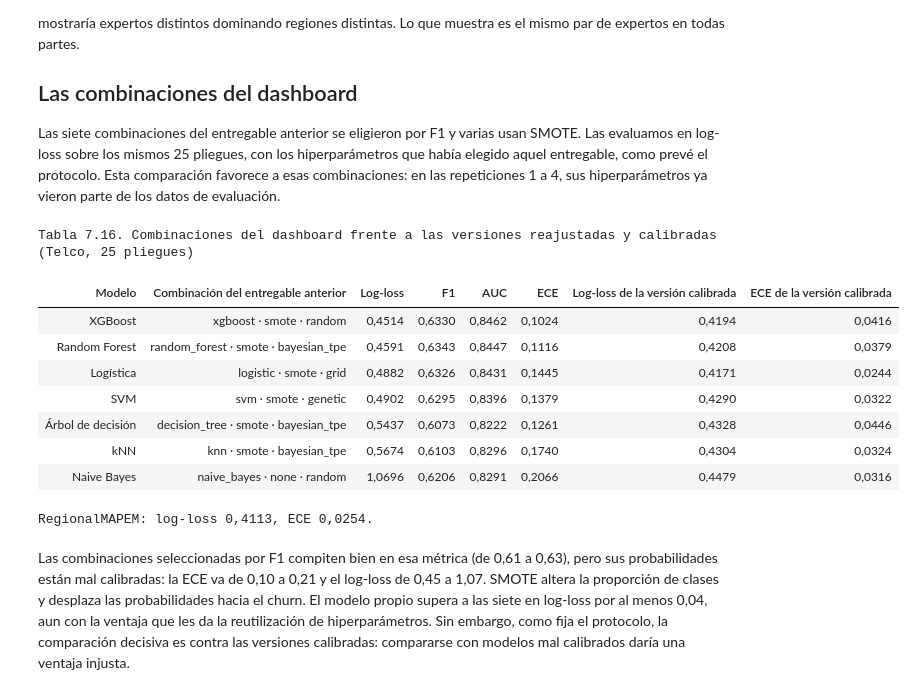
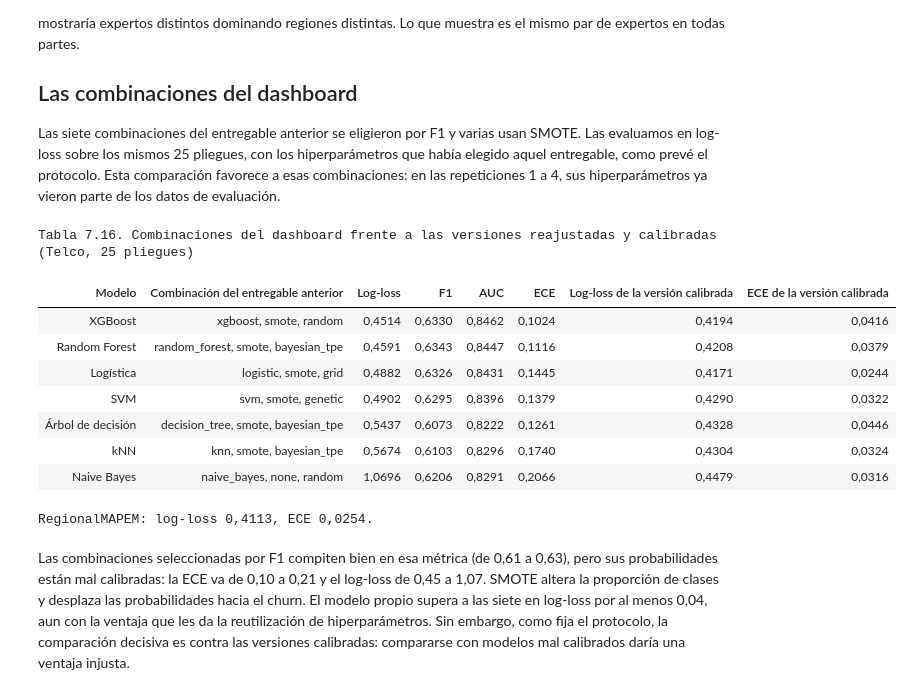
Before and after one commit to Nataly-Cardenas/Telco_Churn_JBook, a Jupyter notebook: 07_evaluacion_ampliada.ipynb, the cells around one changed output. Cells and saved outputs as stored; diff of their text form; code cells hidden in the pictures.

```diff
--- a/07_evaluacion_ampliada.ipynb
+++ b/07_evaluacion_ampliada.ipynb
@@ -642,24 +642,24 @@ evaluación.
 # %%
 # Combinaciones del entregable anterior (seleccionadas por F1) frente a las versiones calibradas de este protocolo
 D = pd.read_csv(TAB / "combinaciones_dashboard.csv")
 g = D.groupby(["modelo", "combinacion"])[["log_loss", "f1", "auc", "brier", "ece"]].mean().reset_index()
 cal = RESUMEN[RESUMEN.conjunto == "telco"].set_index("modelo")
 g["ll_cal"] = g.modelo.map(cal.log_loss_media); g["ece_cal"] = g.modelo.map(cal.ece_media)
-tabla(pd.DataFrame({"Modelo": g.modelo.map(NOMBRES), "Combinación del entregable anterior": g.combinacion.str.replace("__", " · "),
+tabla(pd.DataFrame({"Modelo": g.modelo.map(NOMBRES), "Combinación del entregable anterior": g.combinacion.str.replace("__", ", "),
                     "Log-loss": g.log_loss, "F1": g.f1, "AUC": g.auc, "ECE": g.ece,
                     "Log-loss de la versión calibrada": g.ll_cal, "ECE de la versión calibrada": g.ece_cal}).sort_values("Log-loss"),
       "Tabla 7.16. Combinaciones del dashboard frente a las versiones reajustadas y calibradas (Telco, 25 pliegues)", decimales=4, buscar=False,
       nota=f"RegionalMAPEM: log-loss {numero(cal.loc['RegionalMAPEM', 'log_loss_media'], 4)}, ECE {numero(cal.loc['RegionalMAPEM', 'ece_media'], 4)}.")
 # %% [output]
 Tabla 7.16. Combinaciones del dashboard frente a las versiones reajustadas y calibradas (Telco, 25 pliegues)
 | Modelo | Combinación del entregable anterior | Log-loss | F1 | AUC | ECE | Log-loss de la versión calibrada | ECE de la versión calibrada |
-| XGBoost | xgboost · smote · random | 0,4514 | 0,6330 | 0,8462 | 0,1024 | 0,4194 | 0,0416 |
-| Random Forest | random_forest · smote · bayesian_tpe | 0,4591 | 0,6343 | 0,8447 | 0,1116 | 0,4208 | 0,0379 |
-| Logística | logistic · smote · grid | 0,4882 | 0,6326 | 0,8431 | 0,1445 | 0,4171 | 0,0244 |
-| SVM | svm · smote · genetic | 0,4902 | 0,6295 | 0,8396 | 0,1379 | 0,4290 | 0,0322 |
-| Árbol de decisión | decision_tree · smote · bayesian_tpe | 0,5437 | 0,6073 | 0,8222 | 0,1261 | 0,4328 | 0,0446 |
-| kNN | knn · smote · bayesian_tpe | 0,5674 | 0,6103 | 0,8296 | 0,1740 | 0,4304 | 0,0324 |
-| Naive Bayes | naive_bayes · none · random | 1,0696 | 0,6206 | 0,8291 | 0,2066 | 0,4479 | 0,0316 |
+| XGBoost | xgboost, smote, random | 0,4514 | 0,6330 | 0,8462 | 0,1024 | 0,4194 | 0,0416 |
+| Random Forest | random_forest, smote, bayesian_tpe | 0,4591 | 0,6343 | 0,8447 | 0,1116 | 0,4208 | 0,0379 |
+| Logística | logistic, smote, grid | 0,4882 | 0,6326 | 0,8431 | 0,1445 | 0,4171 | 0,0244 |
+| SVM | svm, smote, genetic | 0,4902 | 0,6295 | 0,8396 | 0,1379 | 0,4290 | 0,0322 |
+| Árbol de decisión | decision_tree, smote, bayesian_tpe | 0,5437 | 0,6073 | 0,8222 | 0,1261 | 0,4328 | 0,0446 |
+| kNN | knn, smote, bayesian_tpe | 0,5674 | 0,6103 | 0,8296 | 0,1740 | 0,4304 | 0,0324 |
+| Naive Bayes | naive_bayes, none, random | 1,0696 | 0,6206 | 0,8291 | 0,2066 | 0,4479 | 0,0316 |
 RegionalMAPEM: log-loss 0,4113, ECE 0,0254.
 # %% [markdown]
 Las combinaciones seleccionadas por F1 compiten bien en esa métrica (de 0,61 a 0,63), pero sus probabilidades están mal
```
Also changed, not shown: 9 other files.
